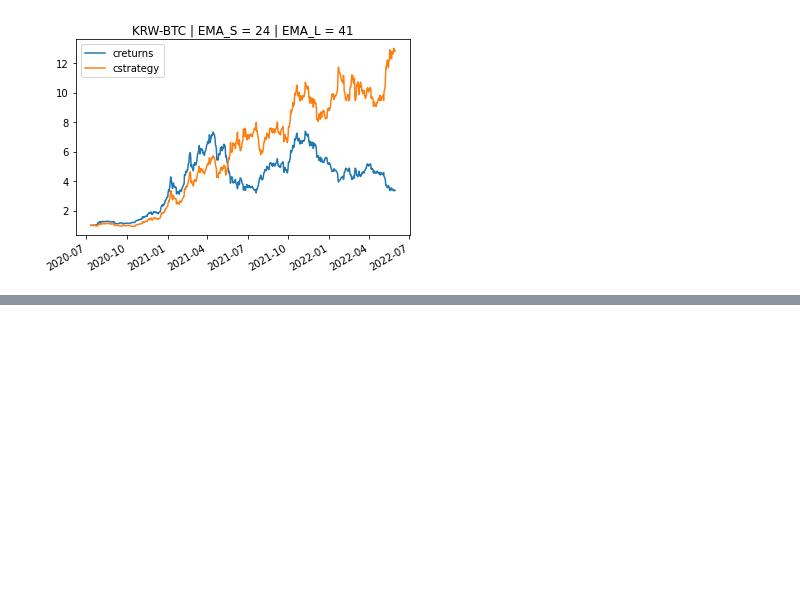
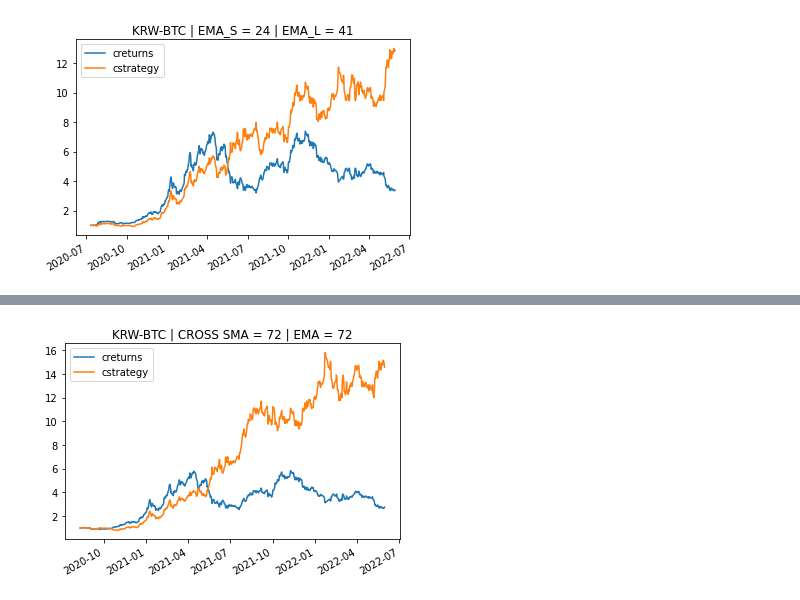
Before and after one commit to sajacaros/algo-trading, a Jupyter notebook: notebook/algo_trading_22_06_02.ipynb, the cells around one changed output, grey strips where cells are left out. Cells and saved outputs as stored; diff of their text form; code cells hidden in the pictures; blank space fills up the shorter version.

```diff
--- a/notebook/algo_trading_22_06_02.ipynb
+++ b/notebook/algo_trading_22_06_02.ipynb
@@ -22,0 +43,4 @@ tester.plot_returns()
+# %%
+tester.plot_returns()
+# %% [output]
+[figure, added]
```
Also changed, not shown: parts of 7 cells of this notebook, 1 other file.
